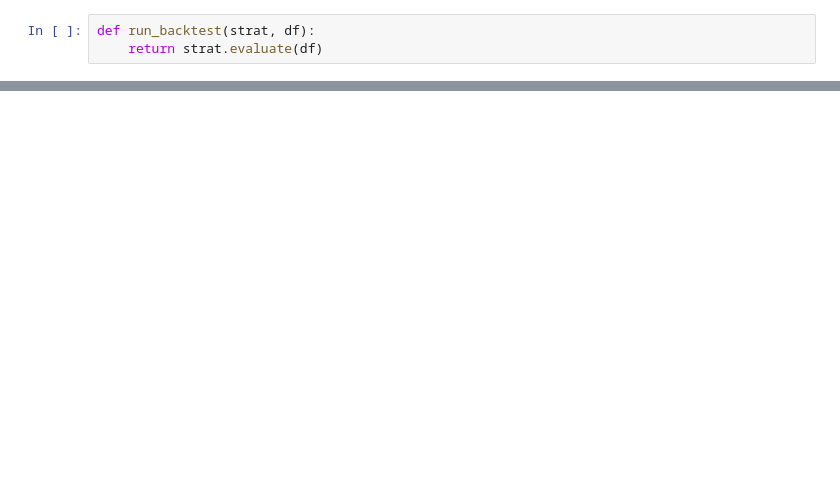
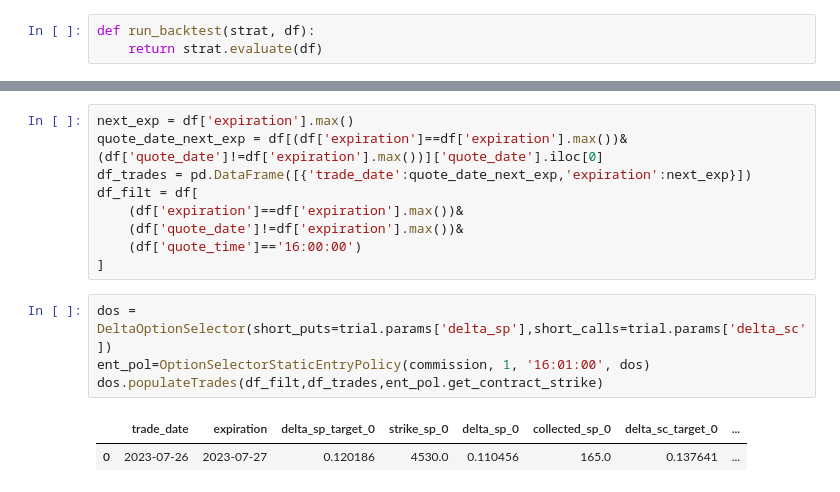
Before and after one commit to jcurtiswebb/SPXoptions-put-backtesting, a Jupyter notebook: spx-option-spread-backtester.ipynb, the cells around one changed output, grey strips where cells are left out. Saved outputs shown, nothing was run; the diff lists cells and outputs as text; blank space fills up the shorter version.

```diff
--- a/spx-option-spread-backtester.ipynb
+++ b/spx-option-spread-backtester.ipynb
@@ -1428,0 +1214,16 @@ WARNING : get_contract_strike no records found: 2022-06-13 00:00:00, 2022-06-14
+# %%
+next_exp = df['expiration'].max()
+quote_date_next_exp = df[(df['expiration']==df['expiration'].max())&(df['quote_date']!=df['expiration'].max())]['quote_date'].iloc[0]
+df_trades = pd.DataFrame([{'trade_date':quote_date_next_exp,'expiration':next_exp}])
+df_filt = df[
+    (df['expiration']==df['expiration'].max())&
+    (df['quote_date']!=df['expiration'].max())&
+    (df['quote_time']=='16:00:00')
+]
+# %%
+dos = DeltaOptionSelector(short_puts=trial.params['delta_sp'],short_calls=trial.params['delta_sc'])
+ent_pol=OptionSelectorStaticEntryPolicy(commission, 1, '16:01:00', dos)
+dos.populateTrades(df_filt,df_trades,ent_pol.get_contract_strike)
+# %% [output]
+|  | trade_date | expiration | delta_sp_target_0 | strike_sp_0 | delta_sp_0 | collected_sp_0 | delta_sc_target_0 | ... |
+| 0 | 2023-07-26 | 2023-07-27 | 0.120186 | 4530.0 | 0.110456 | 165.0 | 0.137641 | ... |
```
Also changed, not shown: parts of 21 cells of this notebook.
